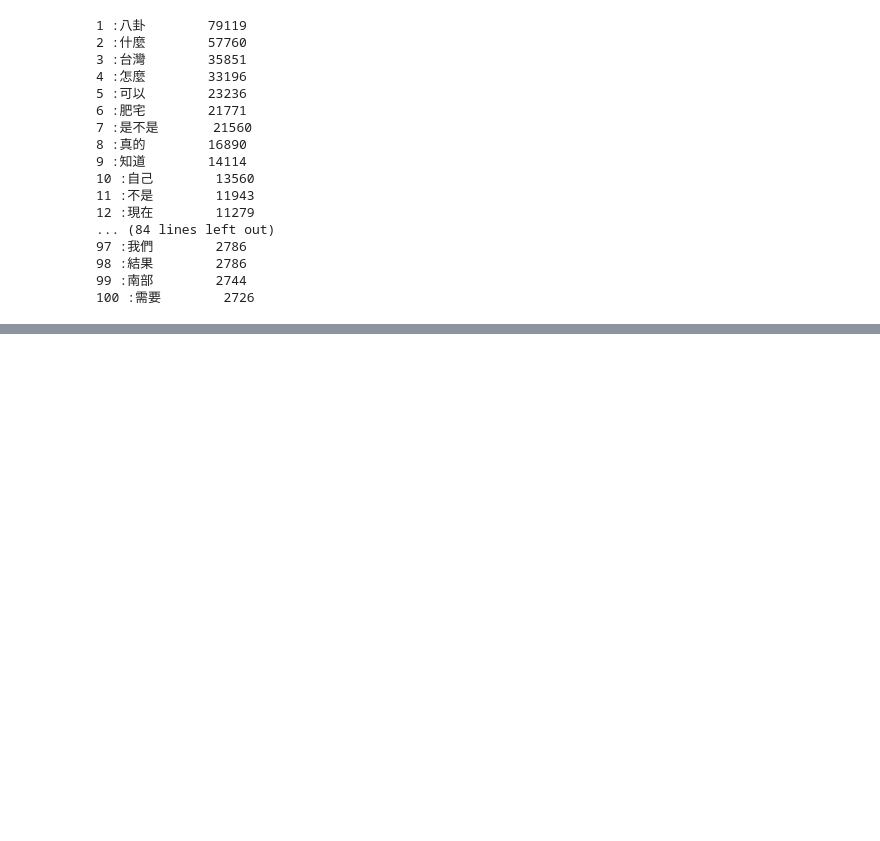
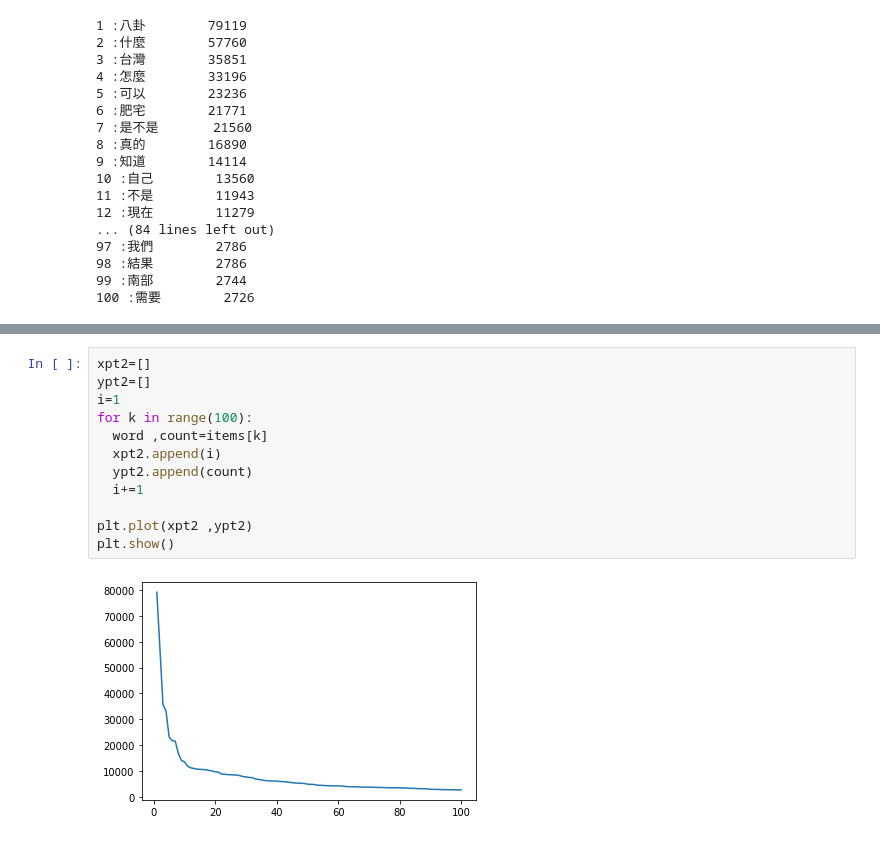
Before and after one commit to james330/NLPHW1, a Jupyter notebook: NLPHW01.ipynb, the cells around one changed output, grey strips where cells are left out. Drawn from its saved outputs; the diff is of its cells as text; blank space fills up the shorter version.

```diff
--- a/NLPHW01.ipynb
+++ b/NLPHW01.ipynb
@@ -86,0 +100,14 @@ for k in range(100):
+# %%
+xpt2=[]
+ypt2=[]
+i=1
+for k in range(100):
+  word ,count=items[k]
+  xpt2.append(i)
+  ypt2.append(count)
+  i+=1
+
+plt.plot(xpt2 ,ypt2)
+plt.show()
+# %% [output]
+[figure, added]
```
Also changed, not shown: parts of 1 cell of this notebook.
